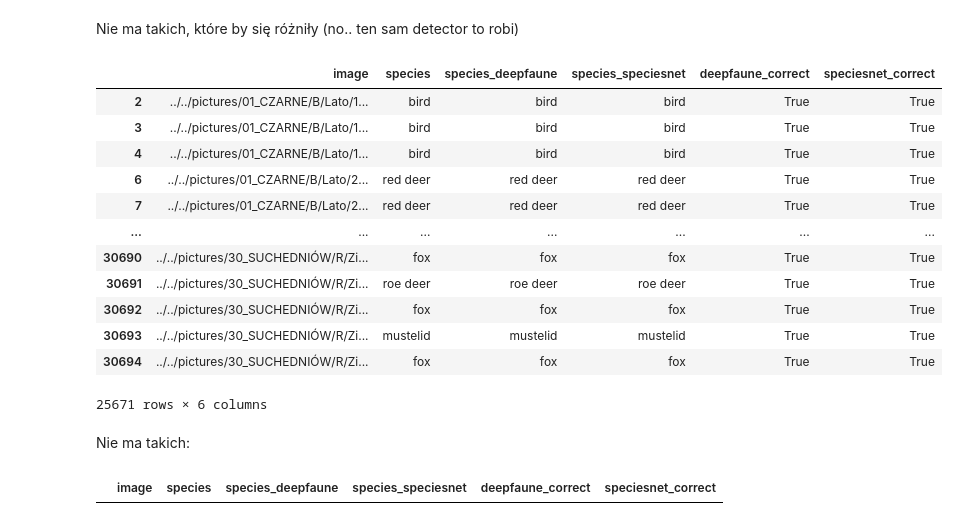
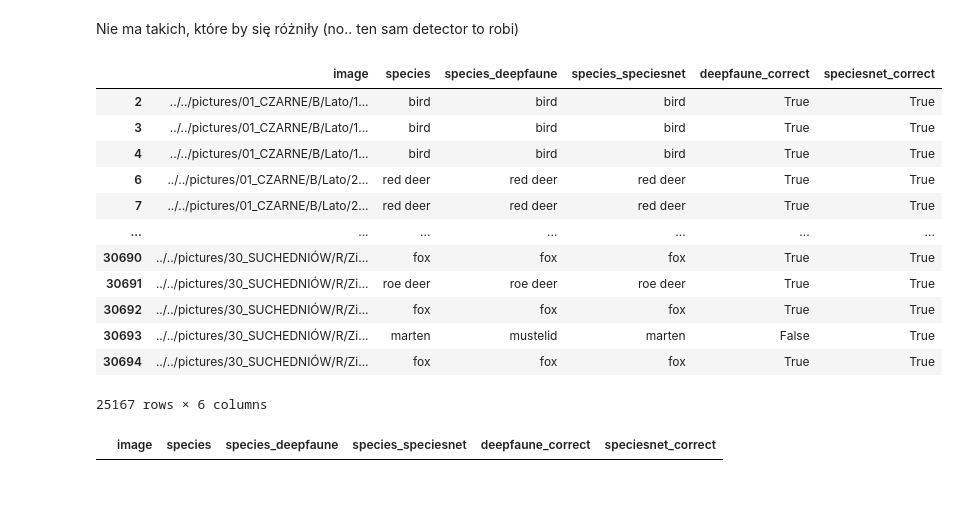
Before and after one commit to PLKplkPLK/mgr, a Jupyter notebook: results_unification.ipynb, the cells around one changed output. Saved outputs shown, nothing was run; the diff lists cells and outputs as text; code cells hidden in the pictures; blank space fills up the shorter version.

```diff
--- a/results_unification.ipynb
+++ b/results_unification.ipynb
@@ -132,11 +132,11 @@ Ptak - bird
 # %% [output]
 '\nhare - lagomorph:\nZając szarak\nZając bielak\nKrólik\n\nWiewiórka pospolita\n\nBóbr europejski\nPiżmak\nNutria\n\nSzakal złocisty\nWilk\n\nrodent:\nKuna domowa\nTchórz zwyczajny\nGronostaj - stoat ...
 # %%
-merged.species = merged.species.replace('Empty', 'empty')
+merged.species = merged.species.replace(['Empty', 'vehicle'], 'empty')
 merged.species = merged.species.replace('Undefined', 'other')
 merged.species = merged.species.replace('reddeer', 'red deer')
 merged.species = merged.species.replace('roedeer', 'roe deer')
-merged.species = merged.species.replace(['marten', 'weasel', 'stoat', 'mink', 'polecat'], 'mustelid')
+# merged.species = merged.species.replace(['marten', 'weasel', 'stoat', 'mink', 'polecat'], 'mustelid')
 merged.species = merged.species.replace('wildboar', 'wild boar')
 
 merged.species.unique()
@@ -150,12 +150,11 @@ array(['bird', 'red deer', 'empty', 'hare', 'lynx', 'wolf', 'dog',
 merged.species_deepfaune = merged.species_deepfaune.replace('lagomorph', 'hare')
 merged.species_deepfaune = merged.species_deepfaune.replace('golden jackal', 'wolf')
 merged.species_deepfaune = merged.species_deepfaune.replace(
-    ['nutria', 'marmot', 'raccoon'],  # dlaczego bobry jako raccoon widzi??
+    ['nutria', 'marmot'],
     'beaver'
 )
-merged.species_deepfaune = merged.species_deepfaune.replace('cow', 'bison')
 merged.species_deepfaune = merged.species_deepfaune.replace(
-    ['chamois', 'equid', 'goat', 'ibex', 'micromammal', 'mouflon'],
+    ['cow', 'chamois', 'equid', 'goat', 'ibex', 'micromammal', 'mouflon'],
     'other'
 )
 merged.species_deepfaune = merged.species_deepfaune.replace('reindeer', 'red deer')
@@ -497,28 +474,26 @@ merged[(merged.species_deepfaune == 'empty') & (merged.species_speciesnet != 'em
 # %% [markdown]
 Nie ma takich, które by się różniły (no.. ten sam detector to robi)
 # %%
-merged_no_empty = merged[(merged.species_deepfaune != 'empty') | (merged.species == 'empty')]
+merged_no_empty = merged[(merged.species_deepfaune != 'empty') & (merged.species != 'empty')]
 merged_no_empty
 # %% [output]
 |  | image | species | species_deepfaune | species_speciesnet | deepfaune_correct | speciesnet_correct |
 | 2 | ../../pictures/01_CZARNE/B/Lato/1... | bird | bird | bird | True | True |
 | 3 | ../../pictures/01_CZARNE/B/Lato/1... | bird | bird | bird | True | True |
 | 4 | ../../pictures/01_CZARNE/B/Lato/1... | bird | bird | bird | True | True |
 | 6 | ../../pictures/01_CZARNE/B/Lato/2... | red deer | red deer | red deer | True | True |
 | 7 | ../../pictures/01_CZARNE/B/Lato/2... | red deer | red deer | red deer | True | True |
 | ... | ... | ... | ... | ... | ... | ... |
 | 30690 | ../../pictures/30_SUCHEDNIÓW/R/Zi... | fox | fox | fox | True | True |
 | 30691 | ../../pictures/30_SUCHEDNIÓW/R/Zi... | roe deer | roe deer | roe deer | True | True |
 | 30692 | ../../pictures/30_SUCHEDNIÓW/R/Zi... | fox | fox | fox | True | True |
-| 30693 | ../../pictures/30_SUCHEDNIÓW/R/Zi... | mustelid | mustelid | mustelid | True | True |
+| 30693 | ../../pictures/30_SUCHEDNIÓW/R/Zi... | marten | mustelid | marten | False | True |
 | 30694 | ../../pictures/30_SUCHEDNIÓW/R/Zi... | fox | fox | fox | True | True |
-25671 rows × 6 columns
+25167 rows × 6 columns
-# %% [markdown]
-Nie ma takich:
-# %%
-merged_no_empty[(merged_no_empty.species != 'empty') & (merged_no_empty.species == 'empty')]
-# %% [output]
-|  | image | species | species_deepfaune | species_speciesnet | deepfaune_correct | speciesnet_correct |
+# %%
+merged_no_empty[merged_no_empty.species_deepfaune == 'empty']
+# %% [output]
+|  | image | species | species_deepfaune | species_speciesnet | deepfaune_correct | speciesnet_correct |
 # %%
 N_no_empty = len(merged_no_empty)
 n_speciesnet_correct_no_empty = np.sum(merged_no_empty.speciesnet_correct)
```
Also changed, not shown: parts of 23 cells of this notebook, 12 other files.
